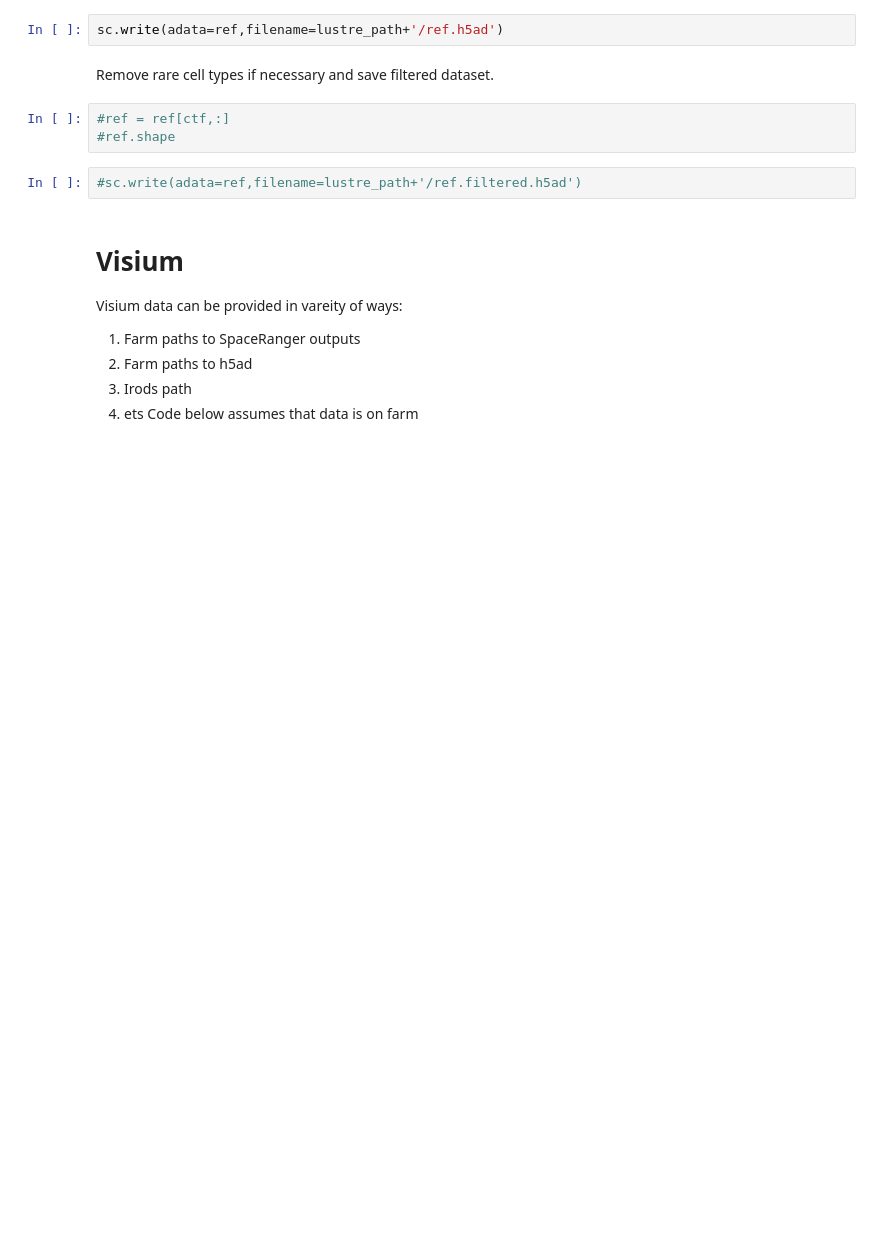
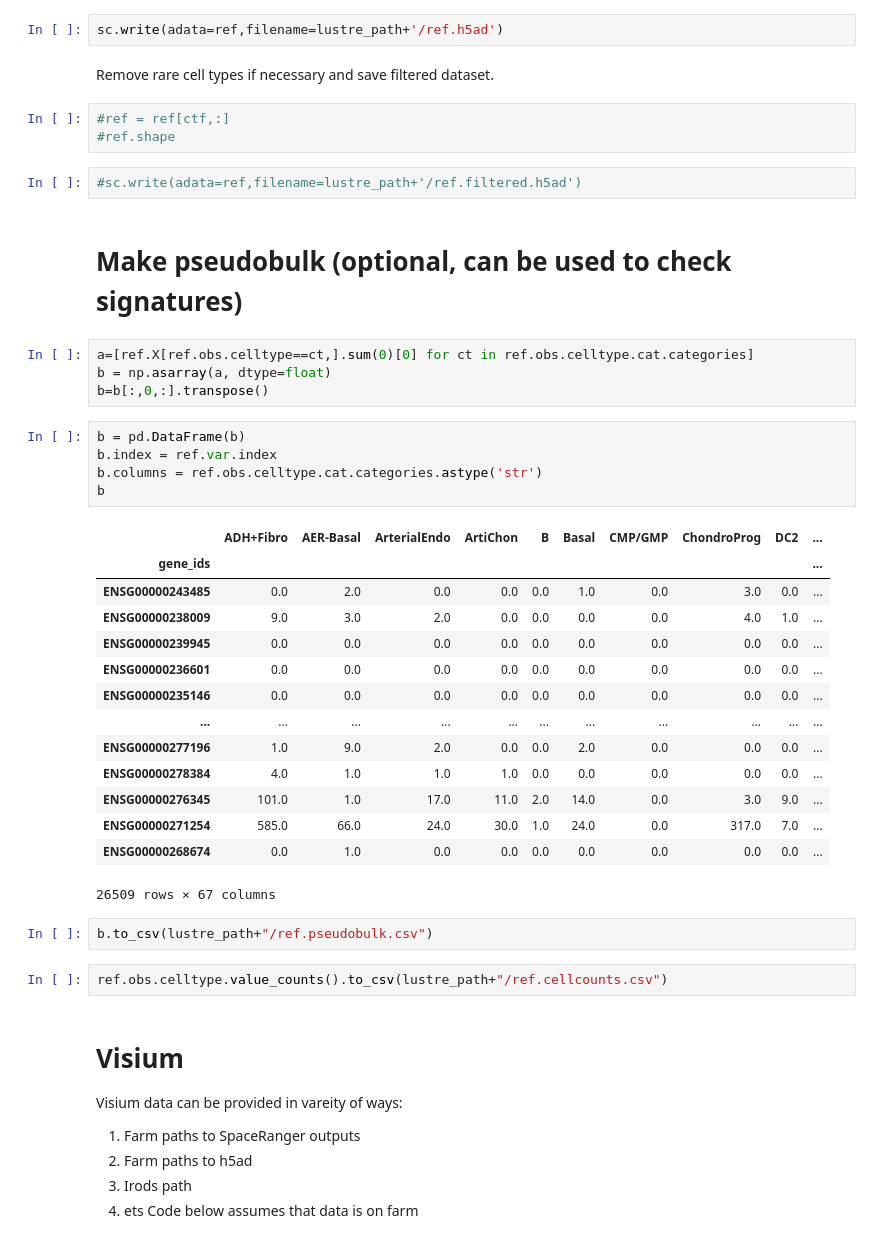
Before and after one commit to cellgeni/c2l, a Jupyter notebook: src/check-n-prepare.input.h5ad.ipynb, the cells around one changed output. Drawn from its saved outputs; the diff is of its cells as text; blank space fills up the shorter version.

Commit message:
update check-n-prepare notebook

```diff
--- a/src/check-n-prepare.input.h5ad.ipynb
+++ b/src/check-n-prepare.input.h5ad.ipynb
@@ -231,6 +232,36 @@ Remove rare cell types if necessary and save filtered dataset.
 #ref.shape
 # %%
 #sc.write(adata=ref,filename=lustre_path+'/ref.filtered.h5ad')
+# %% [markdown]
+# Make pseudobulk (optional, can be used to check signatures)
+# %%
+a=[ref.X[ref.obs.celltype==ct,].sum(0)[0] for ct in ref.obs.celltype.cat.categories]
+b = np.asarray(a, dtype=float)
+b=b[:,0,:].transpose()
+# %%
+b = pd.DataFrame(b)
+b.index = ref.var.index
+b.columns = ref.obs.celltype.cat.categories.astype('str')
+b
+# %% [output]
+|  | ADH+Fibro | AER-Basal | ArterialEndo | ArtiChon | B | Basal | CMP/GMP | ChondroProg | DC2 | ... |
+| gene_ids |  |  |  |  |  |  |  |  |  | ... |
+| ENSG00000243485 | 0.0 | 2.0 | 0.0 | 0.0 | 0.0 | 1.0 | 0.0 | 3.0 | 0.0 | ... |
+| ENSG00000238009 | 9.0 | 3.0 | 2.0 | 0.0 | 0.0 | 0.0 | 0.0 | 4.0 | 1.0 | ... |
+| ENSG00000239945 | 0.0 | 0.0 | 0.0 | 0.0 | 0.0 | 0.0 | 0.0 | 0.0 | 0.0 | ... |
+| ENSG00000236601 | 0.0 | 0.0 | 0.0 | 0.0 | 0.0 | 0.0 | 0.0 | 0.0 | 0.0 | ... |
+| ENSG00000235146 | 0.0 | 0.0 | 0.0 | 0.0 | 0.0 | 0.0 | 0.0 | 0.0 | 0.0 | ... |
+| ... | ... | ... | ... | ... | ... | ... | ... | ... | ... | ... |
+| ENSG00000277196 | 1.0 | 9.0 | 2.0 | 0.0 | 0.0 | 2.0 | 0.0 | 0.0 | 0.0 | ... |
+| ENSG00000278384 | 4.0 | 1.0 | 1.0 | 1.0 | 0.0 | 0.0 | 0.0 | 0.0 | 0.0 | ... |
+| ENSG00000276345 | 101.0 | 1.0 | 17.0 | 11.0 | 2.0 | 14.0 | 0.0 | 3.0 | 9.0 | ... |
+| ENSG00000271254 | 585.0 | 66.0 | 24.0 | 30.0 | 1.0 | 24.0 | 0.0 | 317.0 | 7.0 | ... |
+| ENSG00000268674 | 0.0 | 1.0 | 0.0 | 0.0 | 0.0 | 0.0 | 0.0 | 0.0 | 0.0 | ... |
+26509 rows × 67 columns
+# %%
+b.to_csv(lustre_path+"/ref.pseudobulk.csv")
+# %%
+ref.obs.celltype.value_counts().to_csv(lustre_path+"/ref.cellcounts.csv")
 # %% [markdown]
 # Visium
 Visium data can be provided in vareity of ways:
```
Also changed, not shown: parts of 2 cells of this notebook.
